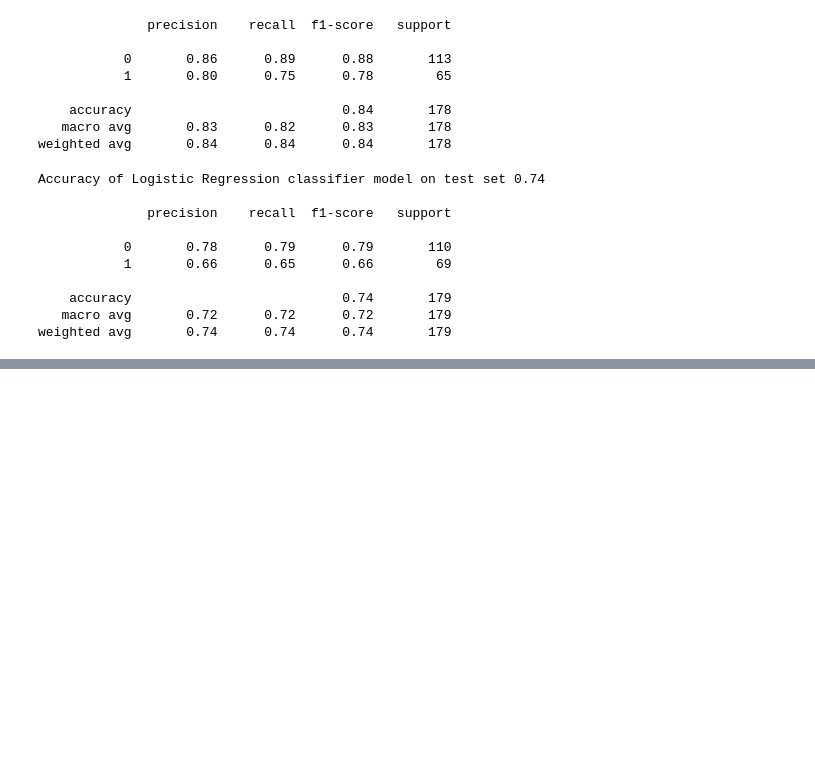
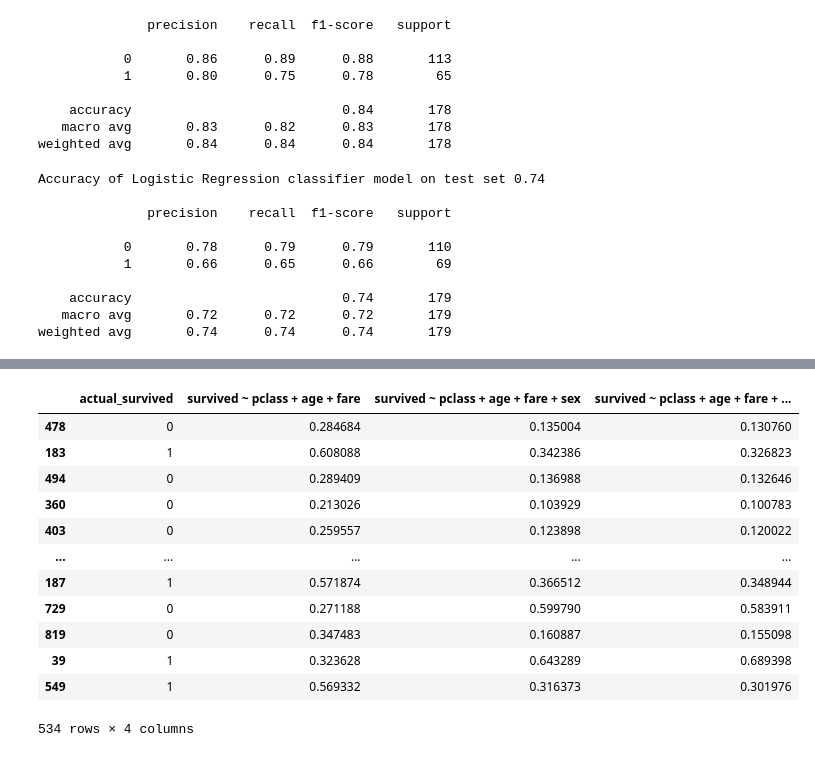
Before and after one commit to aleclhartman/ds-methodologies-exercises, a Jupyter notebook: classification/model.ipynb, the cells around one changed output, grey strips where cells are left out. Cells and saved outputs as stored; diff of their text form; code cells hidden in the pictures; blank space fills up the shorter version.

```diff
--- a/classification/model.ipynb
+++ b/classification/model.ipynb
@@ -239,3 +244,9 @@ predictions.head()
 | 494 | 0 |
 | 360 | 0 |
 | 403 | 0 |
+# %%
+evaluation = pd.DataFrame({
+    "actual_survived": train.survived,
+})
+print(evaluation.shape)
+evaluation.head()
@@ -242,6 +261,7 @@ predictions.head()
 # %%
 # use the object (to predict survival)
 predictions["survived ~ pclass + age + fare"] = logit.predict(X_train)
+evaluation["survived ~ pclass + age + fare"] = logit.predict_proba(X_train)[:, 1]
 # %%
 logit.score(X_train, y_train)
 # %% [output]
@@ -385,6 +405,8 @@ predictions
 | 39 | 1 | 0 | 1 |
 | 549 | 1 | 1 | 0 |
 534 rows × 3 columns
+# %%
+evaluation["survived ~ pclass + age + fare + sex"] = logit.predict_proba(X_train)[:, 1]
 # %%
 logit.score(X_train, y_train)
 # %% [output]
@@ -432,6 +454,7 @@ y_validate = validate.survived
 logit = LogisticRegression().fit(X_train, y_train)
 # %%
 predictions["survived ~ pclass + age + fare + sex + embarked"] = logit.predict(X_train)
+evaluation["survived ~ pclass + age + fare + sex + embarked"] = logit.predict_proba(X_train)[:, 1]
 # %%
 logit.score(X_train, y_train)
 # %% [output]
@@ -492,0 +532,16 @@ weighted avg       0.74      0.74      0.74       179
+# %%
+evaluation
+# %% [output]
+|  | actual_survived | survived ~ pclass + age + fare | survived ~ pclass + age + fare + sex | survived ~ pclass + age + fare + ... |
+| 478 | 0 | 0.284684 | 0.135004 | 0.130760 |
+| 183 | 1 | 0.608088 | 0.342386 | 0.326823 |
+| 494 | 0 | 0.289409 | 0.136988 | 0.132646 |
+| 360 | 0 | 0.213026 | 0.103929 | 0.100783 |
+| 403 | 0 | 0.259557 | 0.123898 | 0.120022 |
+| ... | ... | ... | ... | ... |
+| 187 | 1 | 0.571874 | 0.366512 | 0.348944 |
+| 729 | 0 | 0.271188 | 0.599790 | 0.583911 |
+| 819 | 0 | 0.347483 | 0.160887 | 0.155098 |
+| 39 | 1 | 0.323628 | 0.643289 | 0.689398 |
+| 549 | 1 | 0.569332 | 0.316373 | 0.301976 |
+534 rows × 4 columns
```
Also changed, not shown: parts of 7 cells of this notebook, 1 other file.
